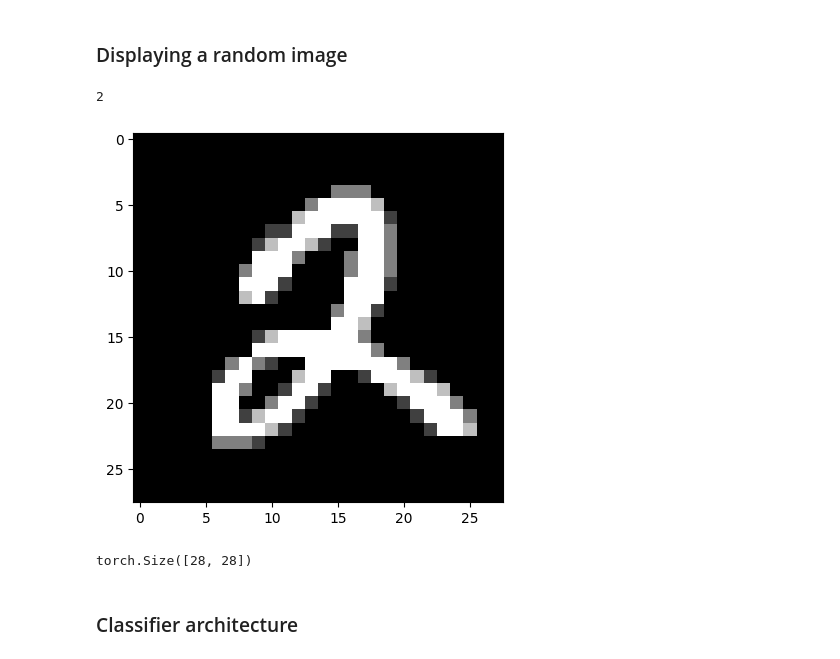
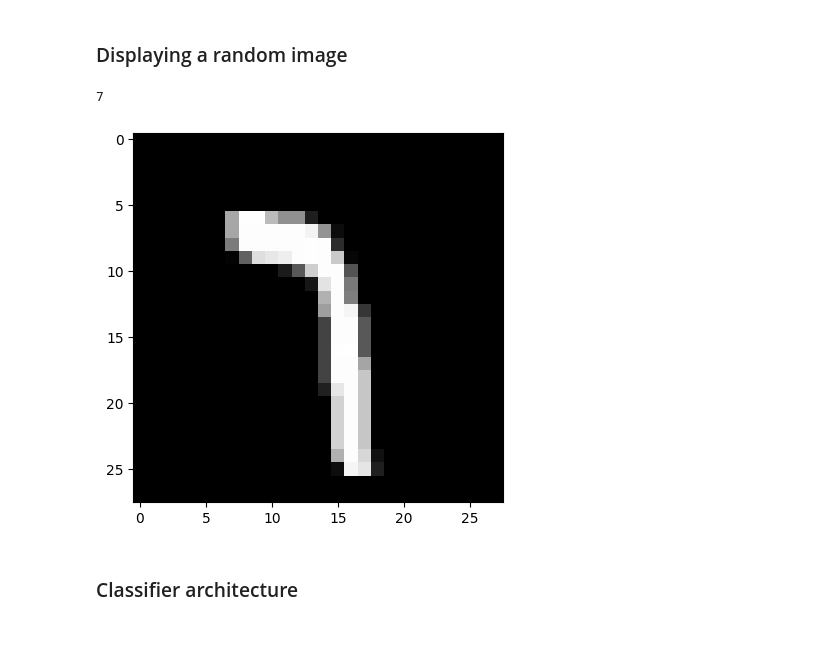
Before and after one commit to ncinsli/MNIST-Grad-CAM-implementation, a Jupyter notebook: model.ipynb, the cells around one changed output. Drawn from its saved outputs; the diff is of its cells as text; code cells hidden in the pictures.

```diff
--- a/model.ipynb
+++ b/model.ipynb
@@ -23,28 +23,40 @@ TRAIN_EPOCHS = 20
 INTERPRETATION_BATCH_SIZE = 10
 # %%
-dataset_train = datasets.MNIST("data", download=True, train=True, transform=transforms.ToTensor())
-dataset_test = datasets.MNIST("data", download=True, train=False, transform=transforms.ToTensor())
+transform = transforms.Compose([
+    transforms.ToTensor(),
+])
 
-x_train, y_train = dataset_train.data.to(dtype=torch.float), dataset_train.targets
-x_test, y_test = dataset_test.data.to(dtype=torch.float), dataset_test.targets
+dataset_train = datasets.MNIST("data", download=True, train=True, transform=transform)
+dataset_test = datasets.MNIST("data", download=True, train=False, transform=transform)
 
 softmax = nn.Softmax(dim=0)
 relu = nn.ReLU()
 
 plt.rcParams['image.cmap'] = 'gray'
+# %%
+loader = DataLoader(dataset_test, batch_size=1, shuffle=True)
+
+def get_random_sample():
+    x, y = next(loader._get_iterator())
+    return [x.squeeze(0, 1), y.item()]
+
+def get_all_samples(dataset):
+    loader = DataLoader(dataset_train, batch_size=len(dataset_train), shuffle=False)
+    x, y = next(loader._get_iterator())
+    return [x.squeeze(0, 1), y]
+
+x_train, y_train = get_all_samples(dataset_train)
+x_test, y_test = get_all_samples(dataset_test)
 # %% [markdown]
 ### Displaying a random image
 # %%
-n = random.randint(0, len(x_train))
-plt.imshow(x_train[n])
-print(y_train[n].item())
+x_sample, y_sample = get_random_sample()
+
+plt.imshow(x_sample)
+print(y_sample)
 # %% [output]
-2
+7
-[figure, old version]
+[figure, new version]
-# %%
-x_train[0].shape
-# %% [output]
-torch.Size([28, 28])
 # %% [markdown]
 ### Classifier architecture
 # %%
```
Also changed, not shown: parts of 10 cells of this notebook.
